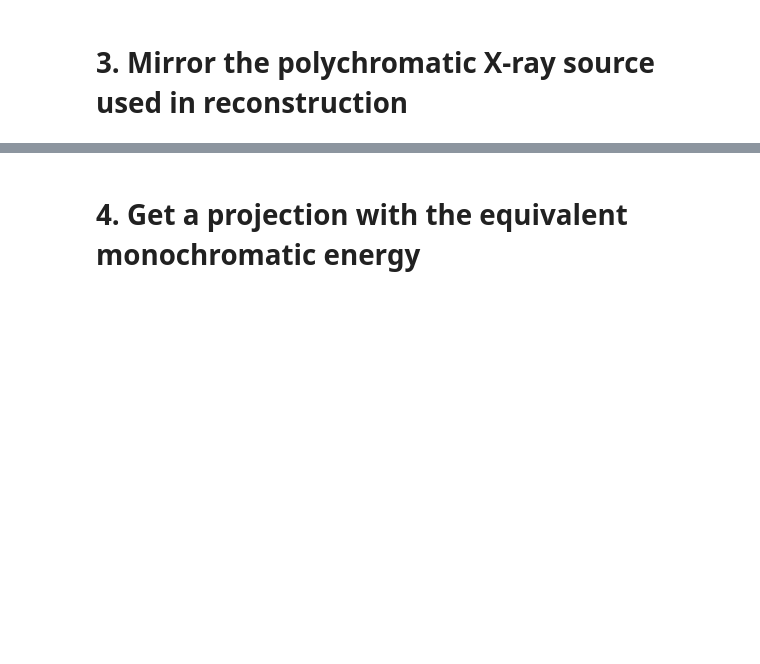
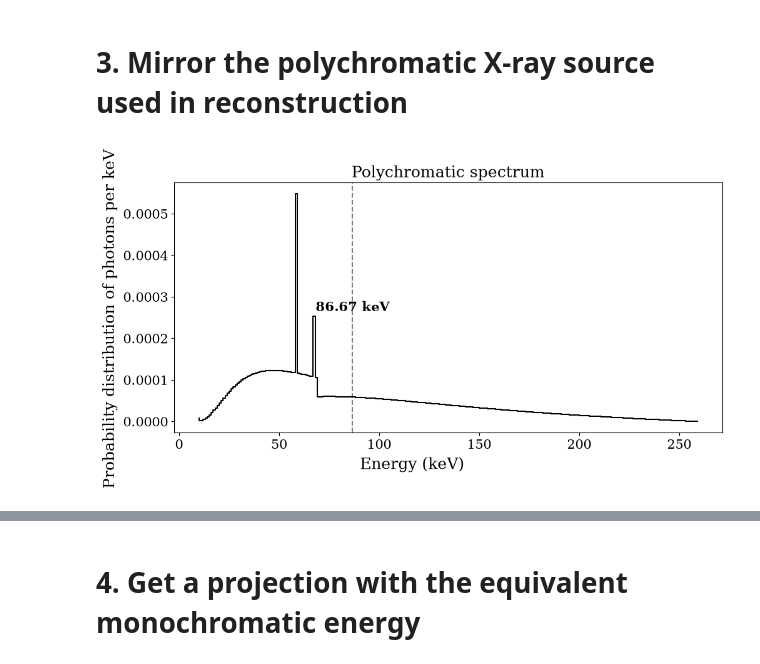
Before and after one commit to TomographicImaging/gVXR-Tutorials, a Jupyter notebook: notebooks/3D-tomography/beam-hardening/rxsolutions-test.ipynb, the cells around one changed output, grey strips where cells are left out. Drawn from its saved outputs; the diff is of its cells as text; code cells hidden in the pictures; blank space fills up the shorter version.

```diff
--- a/notebooks/3D-tomography/beam-hardening/rxsolutions-test.ipynb
+++ b/notebooks/3D-tomography/beam-hardening/rxsolutions-test.ipynb
@@ -208,14 +271,12 @@ gvxr.setDetectorPixelSize(*pixel_size, unit_of_length)
 # %%
 poly_spectrum_hist = setPolySpectrum(
     tube_voltage_kV,
-    # filters=[[filter_material, filter_thickness, filter_unit]],
-    filters=None,
+    filters=filters,
     tube_angle_in_deg=tube_angle_degrees,
-    mAs=300,
-    unit="keV",
+    unit=energy_unit,
 )
 
-poly_spectrum_bins, poly_spectrum_photons = zip(*poly_spectrum_hist.items(), strict=False)
+poly_spectrum_bins, poly_spectrum_photons = poly_spectrum_hist
 
 # Source position
 gvxr.setSourcePosition(
@@ -228,4 +289,33 @@ gvxr.usePointSource()
 # gvxr.useParallelBeam()
 # %%
 average_energy = np.sum(np.array(poly_spectrum_photons) * np.array(poly_spectrum_bins)) / np.sum(poly_spectrum_photons)
+# %%
+fig = plt.figure(figsize=(10, 5), constrained_layout=True)
+fig.supxlabel(f"Energy ({energy_unit})")
+fig.supylabel(f"Probability distribution of photons per {energy_unit}")
+
+plt.title(f"Polychromatic spectrum")
+plt.step(poly_spectrum_bins, poly_spectrum_photons, "k")
+
+average_energy = np.sum(np.array(poly_spectrum_photons) * np.array(poly_spectrum_bins)) / np.sum(
+    poly_spectrum_photons
+)
+
+plt.axvline(average_energy, linestyle="--", color="k", alpha=0.5)
+y_min, y_max = plt.ylim()
+y_mid = (y_min + y_max) / 2
+
+plt.text(
+    average_energy,
+    y_mid,
+    f"{average_energy:.2f} {energy_unit}",
+    va="center",
+    ha="center",
+    fontsize=15,
+    fontweight="bold",
+)
+
+plt.show()
+# %% [output]
+[figure, added]
 # %%
```
Also changed, not shown: parts of 22 cells of this notebook, 3 other files.
